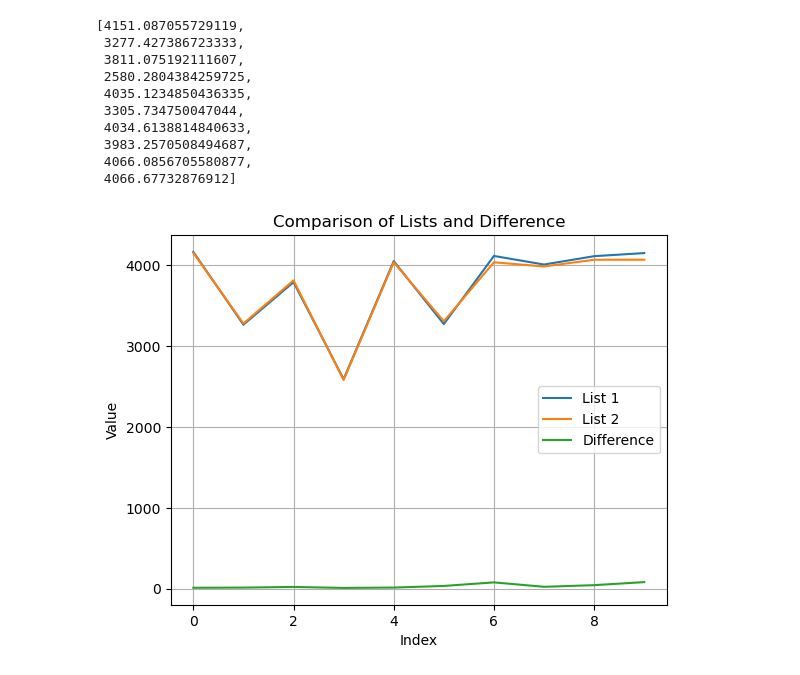
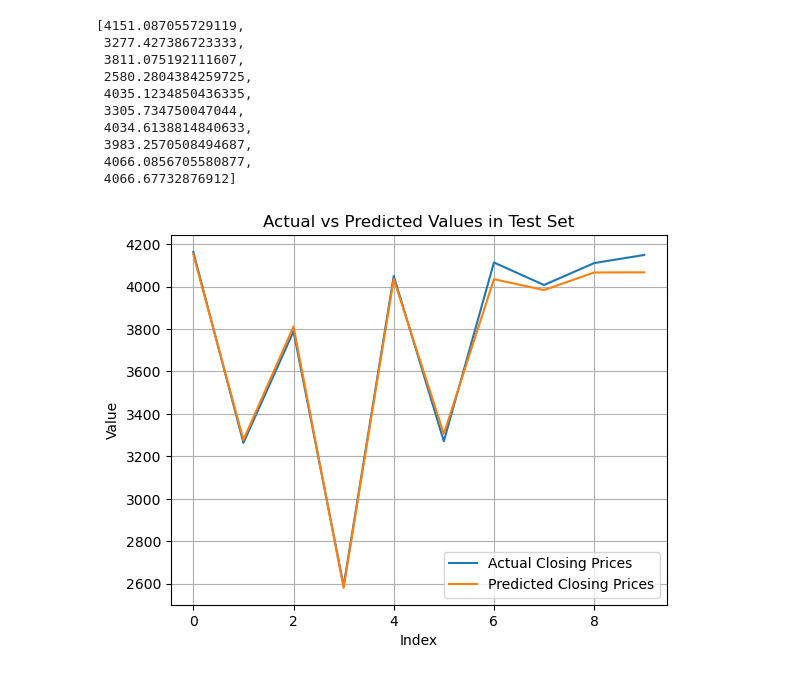
Before and after one commit to udaykirankavaturu/lstm-stock-price-predictor, a Jupyter notebook: lstm-stock-price-predictor.ipynb, the cells around one changed output. Saved outputs shown, nothing was run; the diff lists cells and outputs as text; code cells hidden in the pictures.

Commit message:
Kaggle Notebook | lstm-stock-price-predictor | Version 13

```diff
--- a/lstm-stock-price-predictor.ipynb
+++ b/lstm-stock-price-predictor.ipynb
@@ -347,19 +347,26 @@ test_output_closing_prices
 # %%
 # Compute the difference between the values in the two lists
 difference = [abs(a - b) for a, b in zip(test_input_closing_prices, test_output_closing_prices)]
 
 # Create the plot
-plt.plot(test_input_closing_prices, label='List 1')
-plt.plot(test_output_closing_prices, label='List 2')
-plt.plot(difference, label='Difference')
+plt.plot(test_input_closing_prices, label='Actual Closing Prices')
+plt.plot(test_output_closing_prices, label='Predicted Closing Prices')
+# plt.plot(difference, label='Difference')
+
+# # Display values on the graph
+# for i, val in enumerate(test_input_closing_prices):
+#     plt.text(i, val, str(val), ha='center', va='top')
+
+# for i, val in enumerate(test_output_closing_prices):
+#     plt.text(i, val, str(val), ha='center', va='bottom')
 
 plt.xlabel('Index')
 plt.ylabel('Value')
-plt.title('Comparison of Lists and Difference')
+plt.title('Actual vs Predicted Values in Test Set')
 plt.grid(True)
 plt.legend()
 
 # Show the plot
 plt.show()
 # %% [output]
-[figure, old version]
+[figure, new version]
```
